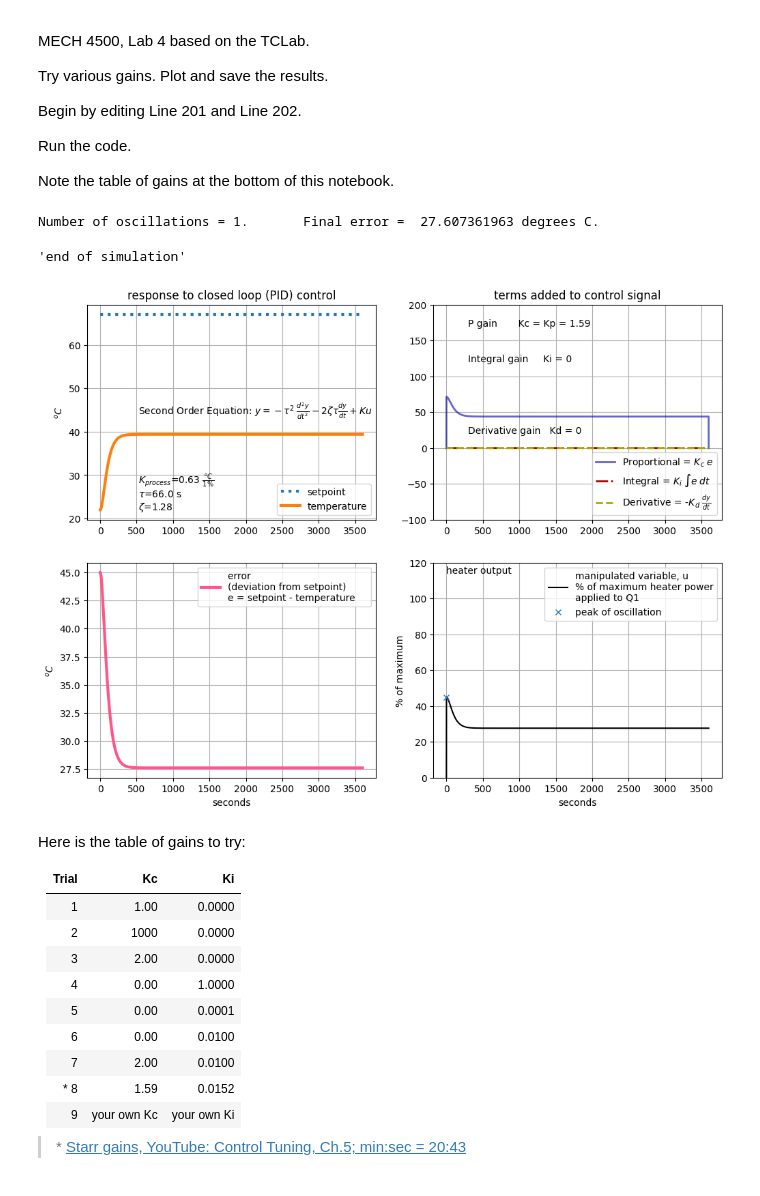
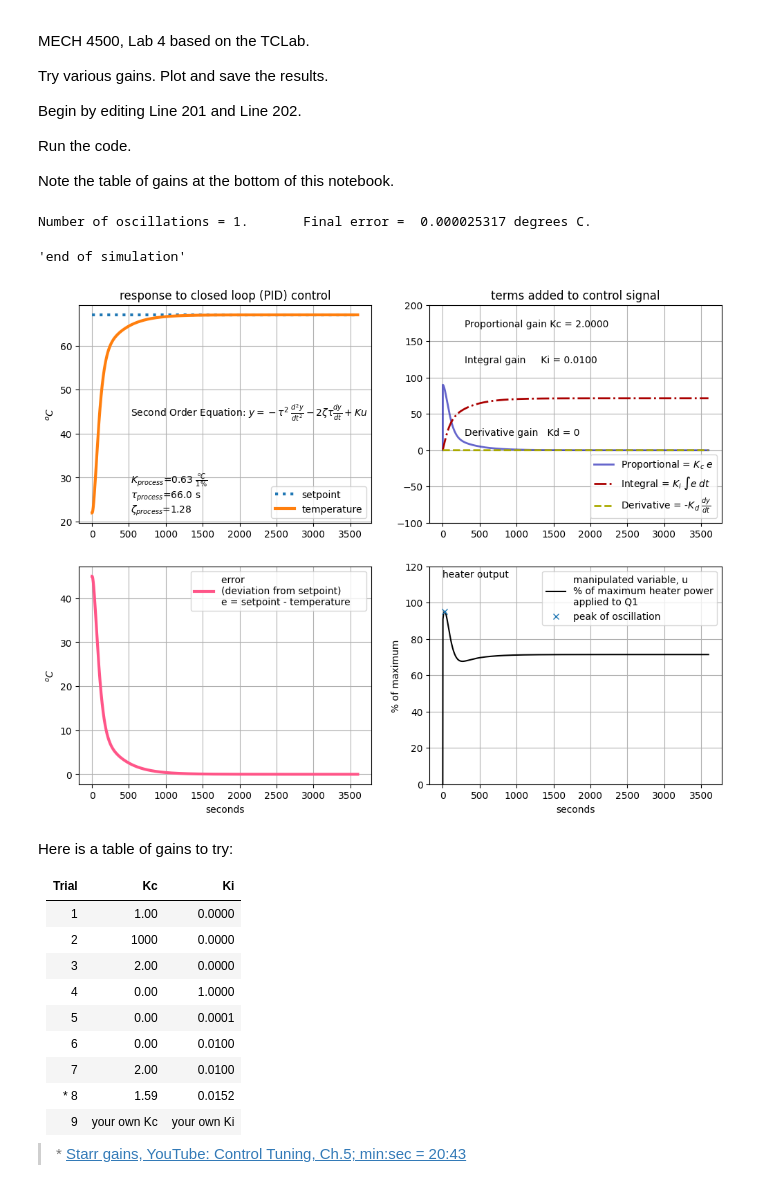
Before and after one commit to timhak/mech4500, a Jupyter notebook: Feb_05_Lab.ipynb, the cells around one changed output. Saved outputs shown, nothing was run; the diff lists cells and outputs as text; code cells hidden in the pictures.

Commit message:
Replaced Kp with Kc to avoid confusion with the gain in the process versus gain in the controller.

```diff
--- a/Feb_05_Lab.ipynb
+++ b/Feb_05_Lab.ipynb
@@ -78,17 +78,17 @@ def plot_results():
     text(520,44,r'Second Order Equation: ' \
      +r'$y=-\tau^2\;\frac{d^2y}{dt^2}-2\zeta\tau\frac{dy}{dt}+K u$')
     s2 = r'$K_{process}$' + f'={k:.2f} ' + r'$\frac{^oC}{1\%}$' + f'\n' \
-       + r'$\tau$'  + f'={tau:.1f} s\n' \
-       + r'$\zeta$' + f'={zeta:.2f}'
+       + r'$\tau_{process}$'  + f'={tau:.1f} s\n' \
+       + r'$\zeta_{process}$' + f'={zeta:.2f}'
     text(520,22,s2)
     title('response to closed loop (PID) control')
 
     subplot(2,2,2)
-    plot(t,Kp*prop,'-' ,color='#00a',lw=2,label=r'Proportional = $K_c\; e$',alpha=0.6)
+    plot(t,Kc*prop,'-' ,color='#00a',lw=2,label=r'Proportional = $K_c\; e$',alpha=0.6)
     plot(t,Ki*inte,'-.',color='#a00',lw=2,label=r'Integral = $K_i\; \int e\; dt$')
     plot(t,Kd*deri,'--',color='#aa0',lw=2,label=r'Derivative = -$K_d\; \frac{dy}{dt} $')
-    string=f'P gain       Kc = Kp = {Kp:0.3g}'; text(300,170,string)
-    string=f'Integral gain     Ki = {Ki:0.3g}'; text(300,120,string)
+    string=f'Proportional gain Kc = {Kc:0.4f}'; text(300,170,string)
+    string=f'Integral gain     Ki = {Ki:0.4f}'; text(300,120,string)
     string=f'Derivative gain   Kd = {Kd:0.3g}'; text(300, 20,string)
     #string=f'Feedforward gain  Kf = {Kf:0.3g}'; text(300,-40,string)
     legend(loc=4)
@@ -192,41 +192,41 @@ def run_controller(Kc,Ki,Kd,Kf):
         # SAVE results for each time step
         y[i+1]=ans[-1,0]     # returns T in column 0, dT/dt in column 1
         dydt[i+1]=ans[-1,1]  # first row is initial condition
                              # last row (last=-1) gives results of this step
     # end of loop through all steps in time
 
     # CLEANUP by truncating tail end of the array (for prettier plot)
     u[n]=u[n-1]
     e[n]=e[n-1]=e[n-2]
     inte[n]=inte[n-1]
 
     # RETURN VECTORS OF: system output, PID signal, and error
     return(y,u,e)
     # END of run_controller()
 
 # *** note ***: starr gains fast response are:
 Kc=1/k    # proportional gain
 Ki=1/tau  # integral gain
 Kd=0.0    # derivative gain
 Kf=0.0    # feedforward gain
 
 ## PUT YOUR TEST VALUES HERE
 ## ADJUST Kc AND Ki FOR LAB 4
 
-Kc=1.0
-Ki=0.0
-Kd=0.0
-Kf=0.0
+Kc=2.0000
+Ki=0.0100
+Kd=0.0000
+Kf=0.0000
 
 run_controller(Kc,Ki,Kd,Kf)
 plot_results()
 'end of simulation'
 # %% [output]
-Number of oscillations = 1.       Final error =  27.607361963 degrees C.
+Number of oscillations = 1.       Final error =  0.000025317 degrees C.
 'end of simulation'
-[figure, old version]
+[figure, new version]
 # %% [markdown]
-Here is the table of gains to try:
+Here is a table of gains to try:
 
 |Trial|Kc|Ki|
 |---:|---:|---:|
```
